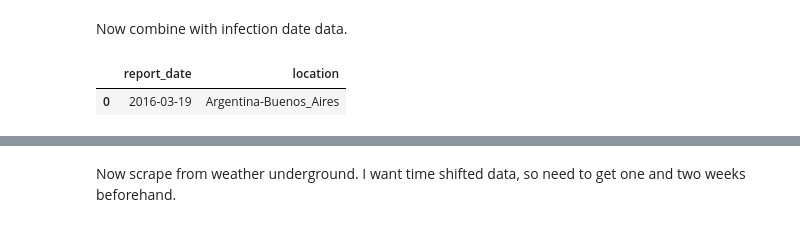
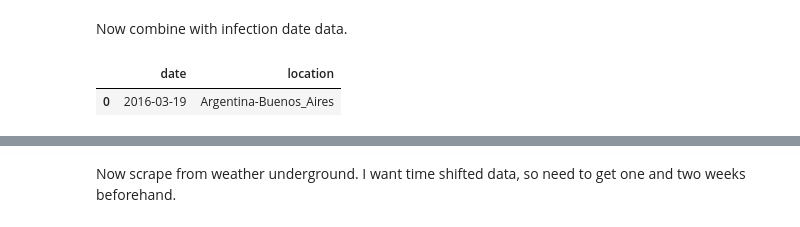
Before and after one commit to mlgill/zika_prediction, a Jupyter notebook: notebooks/04_scrape_weekly_weather_data.ipynb, the cells around one changed output, grey strips where cells are left out. Drawn from its saved outputs; the diff is of its cells as text; code cells hidden in the pictures.

```diff
--- a/notebooks/04_scrape_weekly_weather_data.ipynb
+++ b/notebooks/04_scrape_weekly_weather_data.ipynb
@@ -66,12 +64,11 @@ pkl_it(merge_data, '04_merged_latitude_longitude_airport_checkpoint')
 # %% [markdown]
 Now combine with infection date data.
 # %%
-with open('../pkl/03_infection_data_initial_import.pkl','r') as fh:
-    infection_data = dill.load(fh)
-infection_data = infection_data[['report_date','location']]
+infection_data = pd.read_pickle('../pkl/03_infection_data_initial_import.pkl')
+infection_data = infection_data[['date','location']]
 infection_data.head(1)
 # %% [output]
-|  | report_date | location |
+|  | date | location |
 | 0 | 2016-03-19 | Argentina-Buenos_Aires |
 # %%
 print infection_data.shape, merge_data.shape
```
Also changed, not shown: parts of 29 cells of this notebook.
